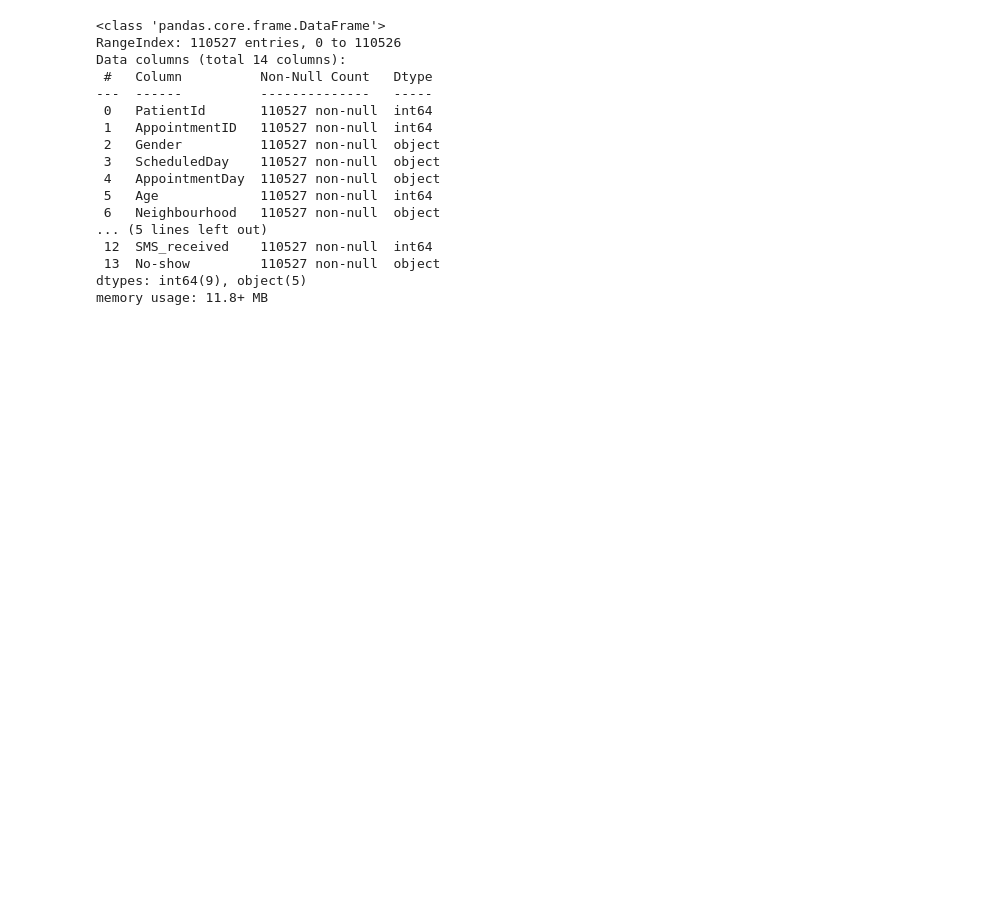
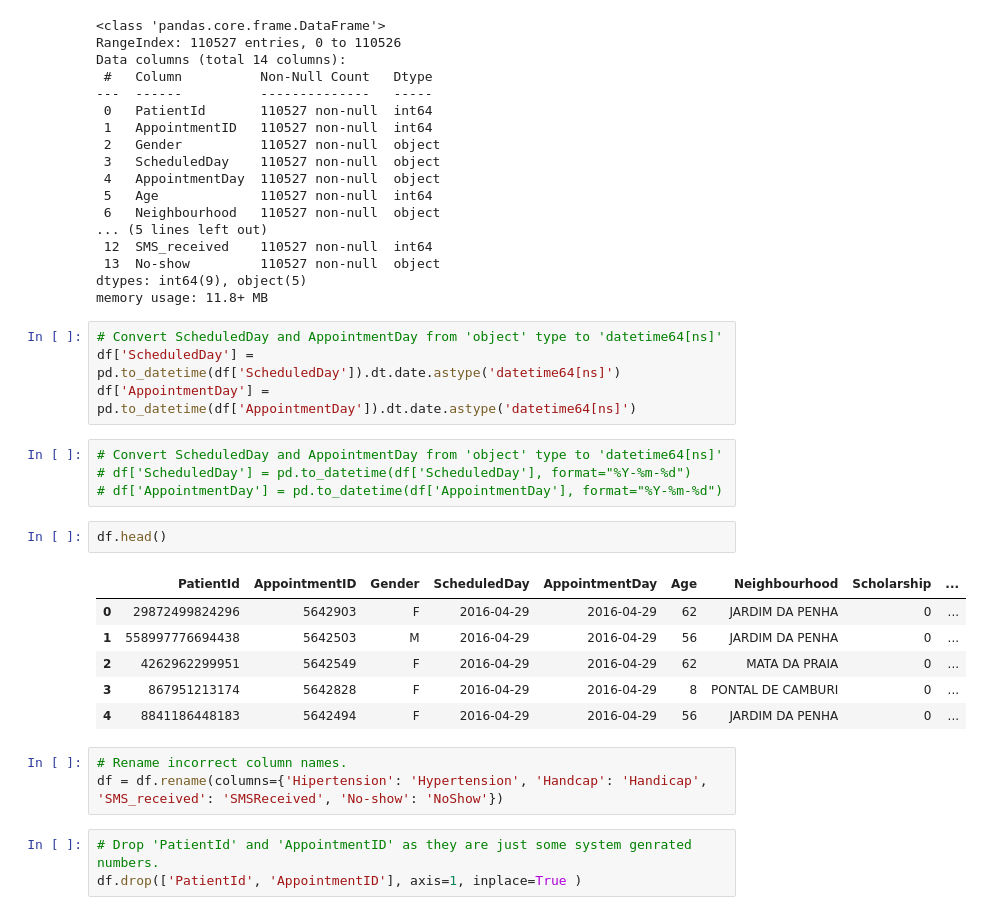
Before and after one commit to bayraktarengin/eurotech, a Jupyter notebook: kaggle/Noshow.ipynb, the cells around one changed output. Drawn from its saved outputs; the diff is of its cells as text; blank space fills up the shorter version.

Commit message:
part to NoShow notebook

```diff
--- a/kaggle/Noshow.ipynb
+++ b/kaggle/Noshow.ipynb
@@ -62,3 +62,26 @@ Data columns (total 14 columns):
  13  No-show         110527 non-null  object
 dtypes: int64(9), object(5)
 memory usage: 11.8+ MB
+# %%
+# Convert ScheduledDay and AppointmentDay from 'object' type to 'datetime64[ns]'
+df['ScheduledDay'] = pd.to_datetime(df['ScheduledDay']).dt.date.astype('datetime64[ns]')
+df['AppointmentDay'] = pd.to_datetime(df['AppointmentDay']).dt.date.astype('datetime64[ns]')
+# %%
+# Convert ScheduledDay and AppointmentDay from 'object' type to 'datetime64[ns]'
+# df['ScheduledDay'] = pd.to_datetime(df['ScheduledDay'], format="%Y-%m-%d")
+# df['AppointmentDay'] = pd.to_datetime(df['AppointmentDay'], format="%Y-%m-%d")
+# %%
+df.head()
+# %% [output]
+|  | PatientId | AppointmentID | Gender | ScheduledDay | AppointmentDay | Age | Neighbourhood | Scholarship | ... |
+| 0 | 29872499824296 | 5642903 | F | 2016-04-29 | 2016-04-29 | 62 | JARDIM DA PENHA | 0 | ... |
+| 1 | 558997776694438 | 5642503 | M | 2016-04-29 | 2016-04-29 | 56 | JARDIM DA PENHA | 0 | ... |
+| 2 | 4262962299951 | 5642549 | F | 2016-04-29 | 2016-04-29 | 62 | MATA DA PRAIA | 0 | ... |
+| 3 | 867951213174 | 5642828 | F | 2016-04-29 | 2016-04-29 | 8 | PONTAL DE CAMBURI | 0 | ... |
+| 4 | 8841186448183 | 5642494 | F | 2016-04-29 | 2016-04-29 | 56 | JARDIM DA PENHA | 0 | ... |
+# %%
+# Rename incorrect column names.
+df = df.rename(columns={'Hipertension': 'Hypertension', 'Handcap': 'Handicap', 'SMS_received': 'SMSReceived', 'No-show': 'NoShow'})
+# %%
+# Drop 'PatientId' and 'AppointmentID' as they are just some system genrated numbers.
+df.drop(['PatientId', 'AppointmentID'], axis=1, inplace=True )
```
Also changed, not shown: parts of 11 cells of this notebook, 1 other file.
